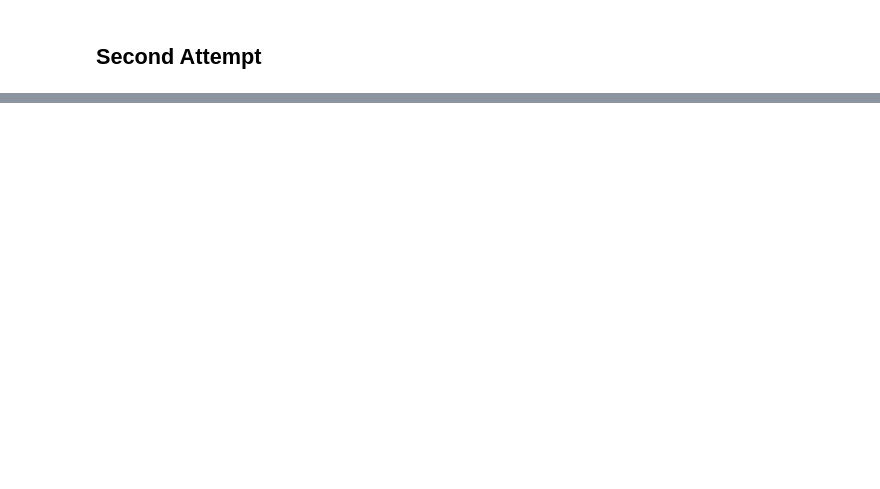
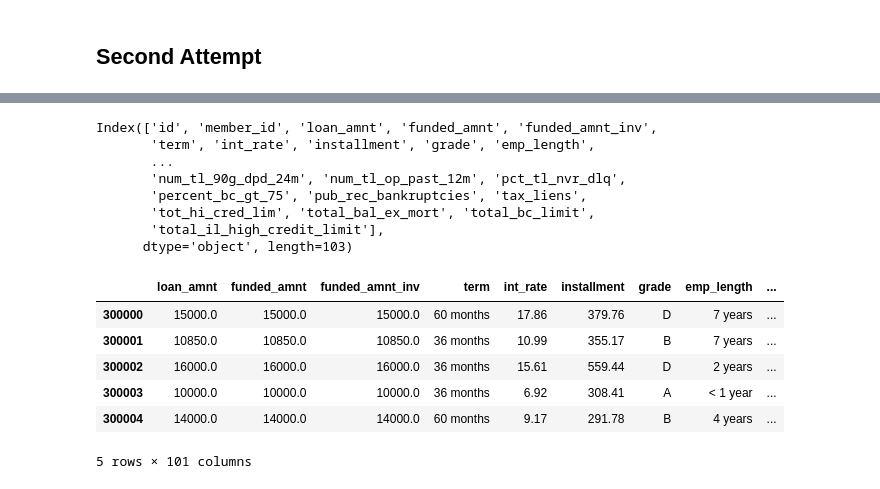
Before and after one commit to esthersweon/thinkful, a Jupyter notebook: main/unit_3/lesson_2_project_5.ipynb, the cells around one changed output, grey strips where cells are left out. Saved outputs shown, nothing was run; the diff lists cells and outputs as text; code cells hidden in the pictures; blank space fills up the shorter version.

```diff
--- a/main/unit_3/lesson_2_project_5.ipynb
+++ b/main/unit_3/lesson_2_project_5.ipynb
@@ -106 +103,27 @@ Can you do it without using anything related to payment amount or outstanding pr
+# %%
+# TODO: Know why column count goes down (know what is being dropped when you drop NaNs)
+# TODO: Get rid of indices like id, member_id, etc.
+# TODO: in future, make sure text columns are converted to categorical / numeric / continuous
+
+print(df.columns)
+df = df.drop('id', 1)
+df = df.drop('member_id', 1)
+
+df.head()
+# %% [output]
+Index(['id', 'member_id', 'loan_amnt', 'funded_amnt', 'funded_amnt_inv',
+       'term', 'int_rate', 'installment', 'grade', 'emp_length',
+       ...
+       'num_tl_90g_dpd_24m', 'num_tl_op_past_12m', 'pct_tl_nvr_dlq',
+       'percent_bc_gt_75', 'pub_rec_bankruptcies', 'tax_liens',
+       'tot_hi_cred_lim', 'total_bal_ex_mort', 'total_bc_limit',
+       'total_il_high_credit_limit'],
+      dtype='object', length=103)
+|  | loan_amnt | funded_amnt | funded_amnt_inv | term | int_rate | installment | grade | emp_length | ... |
+| 300000 | 15000.0 | 15000.0 | 15000.0 | 60 months | 17.86 | 379.76 | D | 7 years | ... |
+| 300001 | 10850.0 | 10850.0 | 10850.0 | 36 months | 10.99 | 355.17 | B | 7 years | ... |
+| 300002 | 16000.0 | 16000.0 | 16000.0 | 36 months | 15.61 | 559.44 | D | 2 years | ... |
+| 300003 | 10000.0 | 10000.0 | 10000.0 | 36 months | 6.92 | 308.41 | A | < 1 year | ... |
+| 300004 | 14000.0 | 14000.0 | 14000.0 | 60 months | 9.17 | 291.78 | B | 4 years | ... |
+5 rows × 101 columns
 # %%
```
Also changed, not shown: parts of 17 cells of this notebook.
